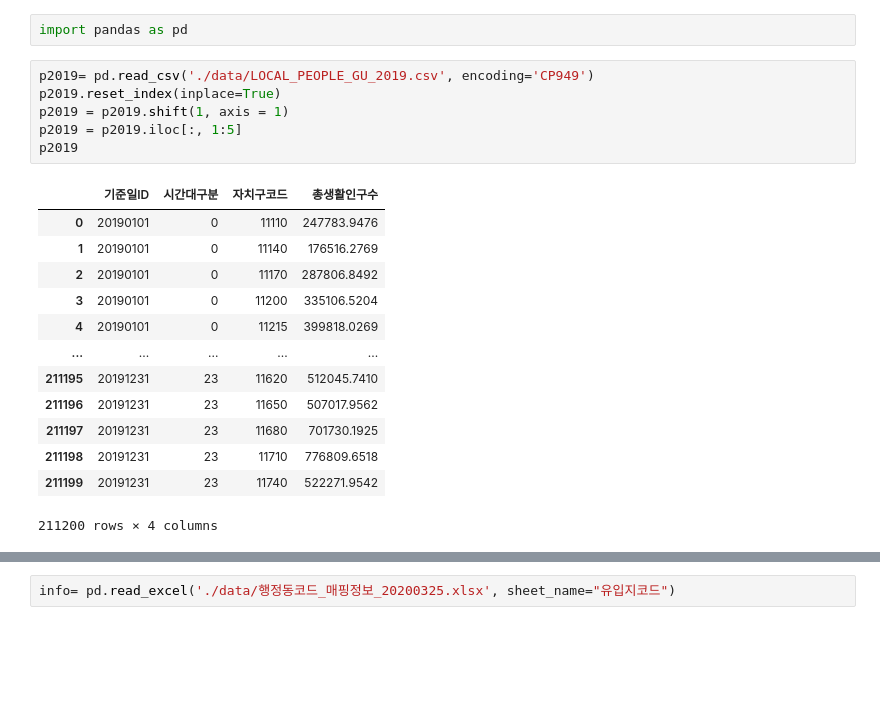
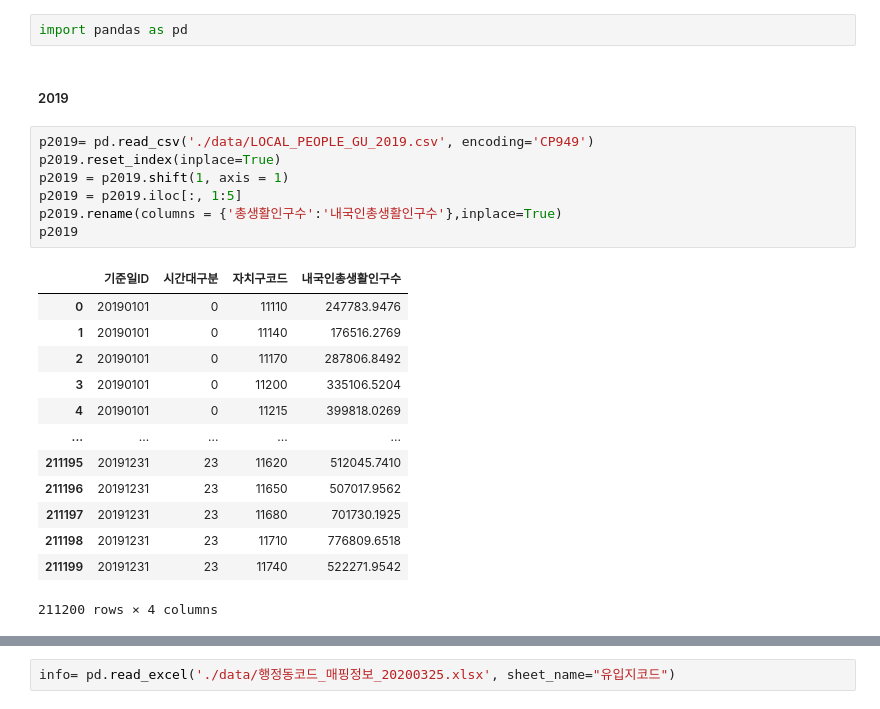
Before and after one commit to ha0zzero/future_ideas_contest, a Jupyter notebook: (DP)LOCAL_PEOPLE_GU.ipynb, the cells around one changed output, grey strips where cells are left out. Saved outputs shown, nothing was run; the diff lists cells and outputs as text; blank space fills up the shorter version.

```diff
--- a/(DP)LOCAL_PEOPLE_GU.ipynb
+++ b/(DP)LOCAL_PEOPLE_GU.ipynb
@@ -1,13 +1,16 @@
 # %%
 import pandas as pd
+# %% [markdown]
+##### 2019
 # %%
 p2019= pd.read_csv('./data/LOCAL_PEOPLE_GU_2019.csv', encoding='CP949')
 p2019.reset_index(inplace=True)
 p2019 = p2019.shift(1, axis = 1)
 p2019 = p2019.iloc[:, 1:5]
+p2019.rename(columns = {'총생활인구수':'내국인총생활인구수'},inplace=True)
 p2019
 # %% [output]
-|  | 기준일ID | 시간대구분 | 자치구코드 | 총생활인구수 |
+|  | 기준일ID | 시간대구분 | 자치구코드 | 내국인총생활인구수 |
 | 0 | 20190101 | 0 | 11110 | 247783.9476 |
 | 1 | 20190101 | 0 | 11140 | 176516.2769 |
 | 2 | 20190101 | 0 | 11170 | 287806.8492 |
```
Also changed, not shown: parts of 32 cells of this notebook, 11 other files.
